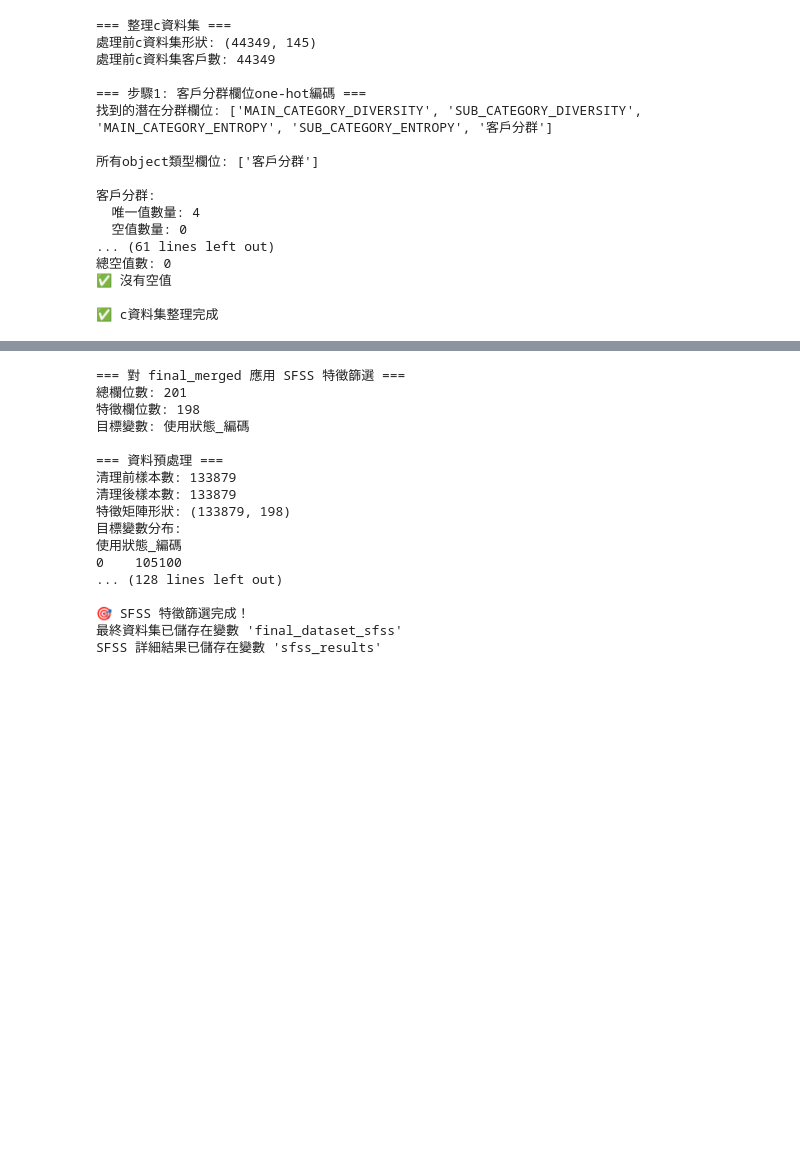
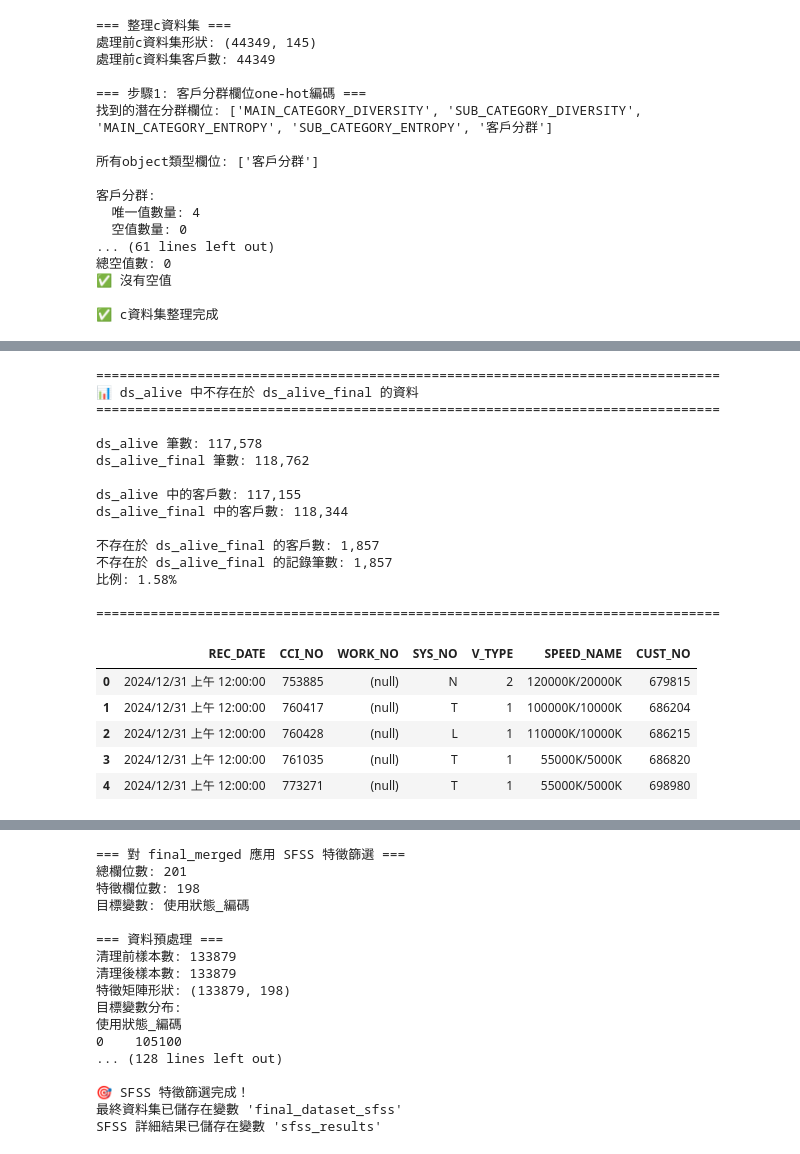
Before and after one commit to Kevinlo937/cord-cutting-predicated, a Jupyter notebook: topMSO_SFSS.ipynb, the cells around one changed output, grey strips where cells are left out. Cells and saved outputs as stored; diff of their text form; code cells hidden in the pictures; blank space fills up the shorter version.

```diff
--- a/topMSO_SFSS.ipynb
+++ b/topMSO_SFSS.ipynb
@@ -1810,0 +2913,54 @@ if len(c_columns) > 5:
+# %%
+ds_alive = pd.read_csv("alive_20241231.csv", sep='^',encoding='big5')
+ds_alive_final = pd.read_csv("alive_20250228.csv", sep='^',encoding='big5')
+# %%
+# 取得 ds_alive 中 CUST_NO 不存在 ds_alive_final 的資料
+# ds_alive_missing = ds_alive[~ds_alive['CUST_NO'].astype(str).isin(ds_alive_final['CUST_NO'].astype(str))].copy()
+from unittest import result
+import pandas as pd
+
+# 取差集：ds_alive 中不存在於 ds_alive_final 的客戶
+ids_alive = set(ds_alive['CUST_NO'].astype(str))
+ids_alive_final = set(ds_alive_final['CUST_NO'].astype(str))
+
+not_in_final_ids = ids_alive - ids_alive_final
+
+ds_alive_missing = ds_alive[ds_alive['CUST_NO'].astype(str).isin(not_in_final_ids)].copy()
+ds_alive_missing = ds_alive_missing.reset_index(drop=True)
+
+print("=" * 80)
+print("📊 ds_alive 中不存在於 ds_alive_final 的資料")
+print("=" * 80)
+print(f"\nds_alive 筆數: {len(ds_alive):,}")
+print(f"ds_alive_final 筆數: {len(ds_alive_final):,}")
+print(f"\nds_alive 中的客戶數: {len(ids_alive):,}")
+print(f"ds_alive_final 中的客戶數: {len(ids_alive_final):,}")
+print(f"\n不存在於 ds_alive_final 的客戶數: {len(not_in_final_ids):,}")
+print(f"不存在於 ds_alive_final 的記錄筆數: {len(ds_alive_missing):,}")
+print(f"比例: {len(ds_alive_missing)/len(ds_alive)*100:.2f}%")
+print("\n" + "=" * 80)
+
+# 查看前幾筆
+ds_alive_missing.head()
+# %% [output]
+================================================================================
+📊 ds_alive 中不存在於 ds_alive_final 的資料
+================================================================================
+
+ds_alive 筆數: 117,578
+ds_alive_final 筆數: 118,762
+
+ds_alive 中的客戶數: 117,155
+ds_alive_final 中的客戶數: 118,344
+
+不存在於 ds_alive_final 的客戶數: 1,857
+不存在於 ds_alive_final 的記錄筆數: 1,857
+比例: 1.58%
+
+================================================================================
+|  | REC_DATE | CCI_NO | WORK_NO | SYS_NO | V_TYPE | SPEED_NAME | CUST_NO |
+| 0 | 2024/12/31 上午 12:00:00 | 753885 | (null) | N | 2 | 120000K/20000K | 679815 |
+| 1 | 2024/12/31 上午 12:00:00 | 760417 | (null) | T | 1 | 100000K/10000K | 686204 |
+| 2 | 2024/12/31 上午 12:00:00 | 760428 | (null) | L | 1 | 110000K/10000K | 686215 |
+| 3 | 2024/12/31 上午 12:00:00 | 761035 | (null) | T | 1 | 55000K/5000K | 686820 |
+| 4 | 2024/12/31 上午 12:00:00 | 773271 | (null) | T | 1 | 55000K/5000K | 698980 |
```
Also changed, not shown: parts of 70 cells of this notebook, 3 other files.
